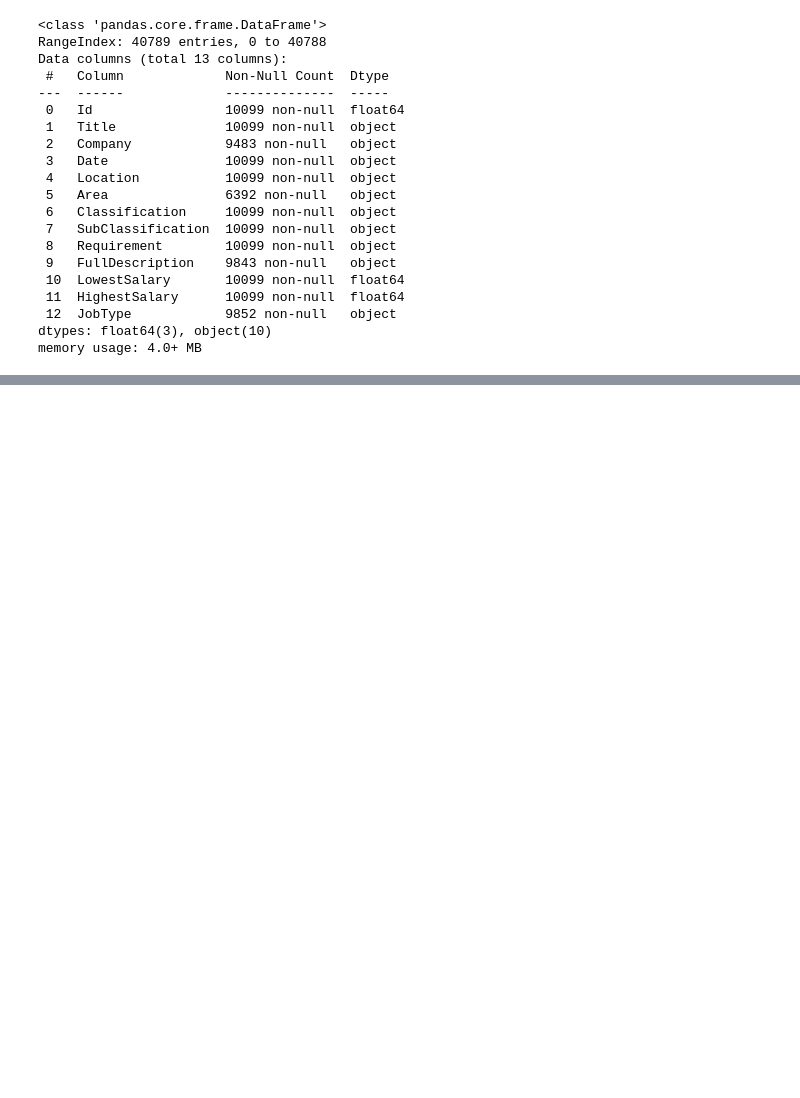
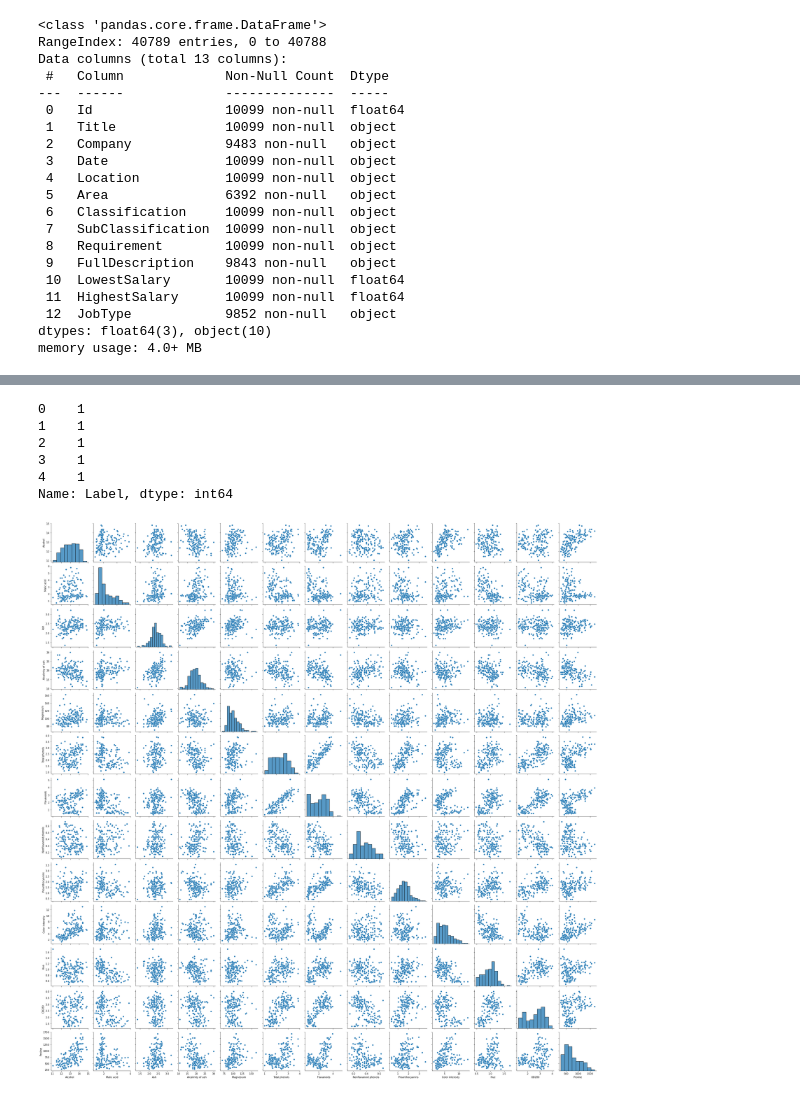
Before and after one commit to nspencerjackson/3803ICT, a Jupyter notebook: workshop_2/Workshop_2_Excersies.ipynb, the cells around one changed output, grey strips where cells are left out. Cells and saved outputs as stored; diff of their text form; code cells hidden in the pictures; blank space fills up the shorter version.

```diff
--- a/workshop_2/Workshop_2_Excersies.ipynb
+++ b/workshop_2/Workshop_2_Excersies.ipynb
@@ -37,0 +59,3 @@ memory usage: 4.0+ MB
+# %%
+wine = pd.read_csv('wine_data.csv')
+wine.info()
@@ -37,0 +80,19 @@ memory usage: 4.0+ MB
+# %%
+wine_label = wine['Label']
+wine_label.head()
+# %% [output]
+0    1
+1    1
+2    1
+3    1
+4    1
+Name: Label, dtype: int64
+# %%
+wine = wine.drop(columns = 'Label')
+# %%
+w = sns.PairGrid(wine)
+w.map_diag(sns.histplot)
+w.map_offdiag(sns.scatterplot)
+plt.show()
+# %% [output]
+[figure, added]
```
Also changed, not shown: parts of 4 cells of this notebook.
